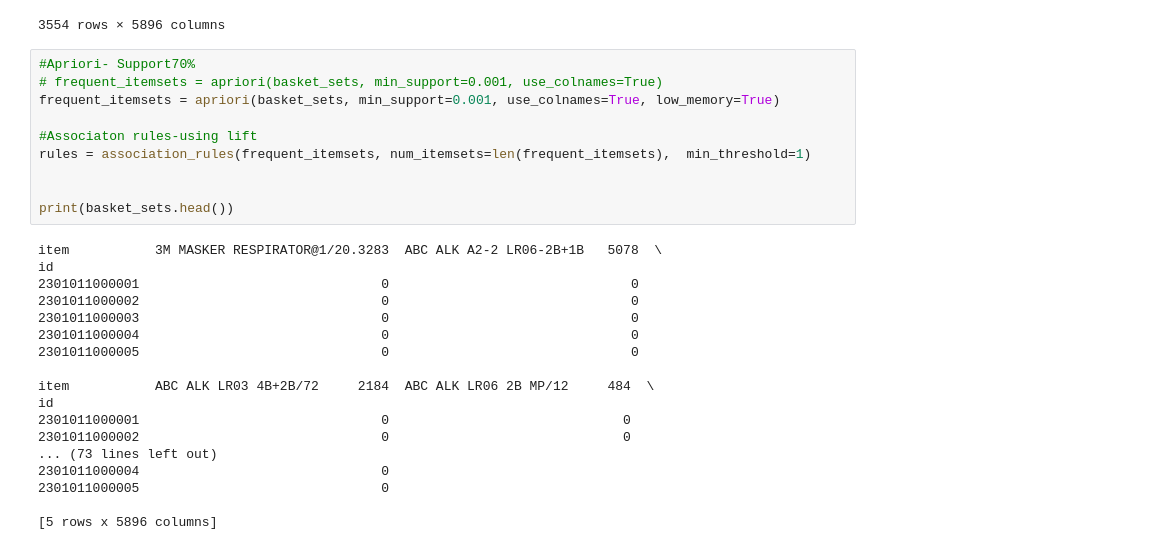
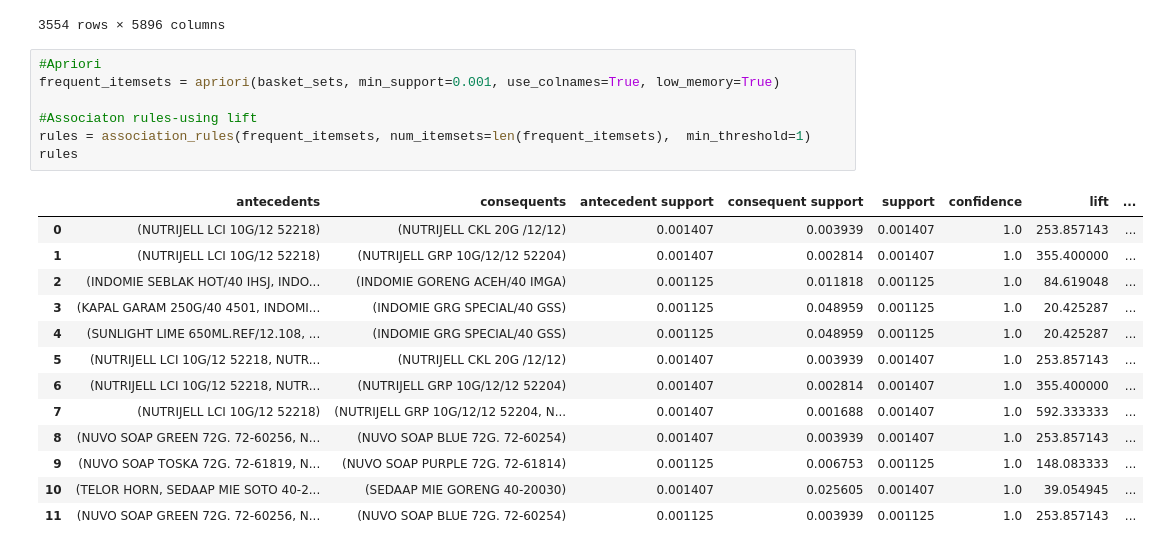
Before and after one commit to nadinealiyah/sakinah-mart, a Jupyter notebook: algoritma_apriori2.ipynb, the cells around one changed output. Drawn from its saved outputs; the diff is of its cells as text.

Commit message:
update apriori algorithm

```diff
--- a/algoritma_apriori2.ipynb
+++ b/algoritma_apriori2.ipynb
@@ -135,33 +93,26 @@ basket_sets
 | 2312311020099 | 0 | 0 | 0 | 0 | ... |
 3554 rows × 5896 columns
 # %%
-#Apriori- Support70%
-# frequent_itemsets = apriori(basket_sets, min_support=0.001, use_colnames=True)
+#Apriori
 frequent_itemsets = apriori(basket_sets, min_support=0.001, use_colnames=True, low_memory=True)
 
 #Associaton rules-using lift
 rules = association_rules(frequent_itemsets, num_itemsets=len(frequent_itemsets),  min_threshold=1)
-
-
-print(basket_sets.head())
+rules
 # %% [output]
-item           3M MASKER RESPIRATOR@1/20.3283  ABC ALK A2-2 LR06-2B+1B   5078  \
-id
-2301011000001                               0                               0
-2301011000002                               0                               0
-2301011000003                               0                               0
-2301011000004                               0                               0
-2301011000005                               0                               0
-
-item           ABC ALK LR03 4B+2B/72     2184  ABC ALK LR06 2B MP/12     484  \
-id
-2301011000001                               0                              0
-2301011000002                               0                              0
-... (73 lines left out)
-2301011000004                               0
-2301011000005                               0
-
-[5 rows x 5896 columns]
+|  | antecedents | consequents | antecedent support | consequent support | support | confidence | lift | ... |
+| 0 | (NUTRIJELL LCI 10G/12 52218) | (NUTRIJELL CKL 20G /12/12) | 0.001407 | 0.003939 | 0.001407 | 1.0 | 253.857143 | ... |
+| 1 | (NUTRIJELL LCI 10G/12 52218) | (NUTRIJELL GRP 10G/12/12 52204) | 0.001407 | 0.002814 | 0.001407 | 1.0 | 355.400000 | ... |
+| 2 | (INDOMIE SEBLAK HOT/40 IHSJ, INDO... | (INDOMIE GORENG ACEH/40 IMGA) | 0.001125 | 0.011818 | 0.001125 | 1.0 | 84.619048 | ... |
+| 3 | (KAPAL GARAM 250G/40 4501, INDOMI... | (INDOMIE GRG SPECIAL/40 GSS) | 0.001125 | 0.048959 | 0.001125 | 1.0 | 20.425287 | ... |
+| 4 | (SUNLIGHT LIME 650ML.REF/12.108, ... | (INDOMIE GRG SPECIAL/40 GSS) | 0.001125 | 0.048959 | 0.001125 | 1.0 | 20.425287 | ... |
+| 5 | (NUTRIJELL LCI 10G/12 52218, NUTR... | (NUTRIJELL CKL 20G /12/12) | 0.001407 | 0.003939 | 0.001407 | 1.0 | 253.857143 | ... |
+| 6 | (NUTRIJELL LCI 10G/12 52218, NUTR... | (NUTRIJELL GRP 10G/12/12 52204) | 0.001407 | 0.002814 | 0.001407 | 1.0 | 355.400000 | ... |
+| 7 | (NUTRIJELL LCI 10G/12 52218) | (NUTRIJELL GRP 10G/12/12 52204, N... | 0.001407 | 0.001688 | 0.001407 | 1.0 | 592.333333 | ... |
+| 8 | (NUVO SOAP GREEN 72G. 72-60256, N... | (NUVO SOAP BLUE 72G. 72-60254) | 0.001407 | 0.003939 | 0.001407 | 1.0 | 253.857143 | ... |
+| 9 | (NUVO SOAP TOSKA 72G. 72-61819, N... | (NUVO SOAP PURPLE 72G. 72-61814) | 0.001125 | 0.006753 | 0.001125 | 1.0 | 148.083333 | ... |
+| 10 | (TELOR HORN, SEDAAP MIE SOTO 40-2... | (SEDAAP MIE GORENG 40-20030) | 0.001407 | 0.025605 | 0.001407 | 1.0 | 39.054945 | ... |
+| 11 | (NUVO SOAP GREEN 72G. 72-60256, N... | (NUVO SOAP BLUE 72G. 72-60254) | 0.001125 | 0.003939 | 0.001125 | 1.0 | 253.857143 | ... |
 # %%
 #Customizable function to change the lift and confidence
 def rules_mod(lift,confidence):
```
Also changed, not shown: parts of 8 cells of this notebook.
